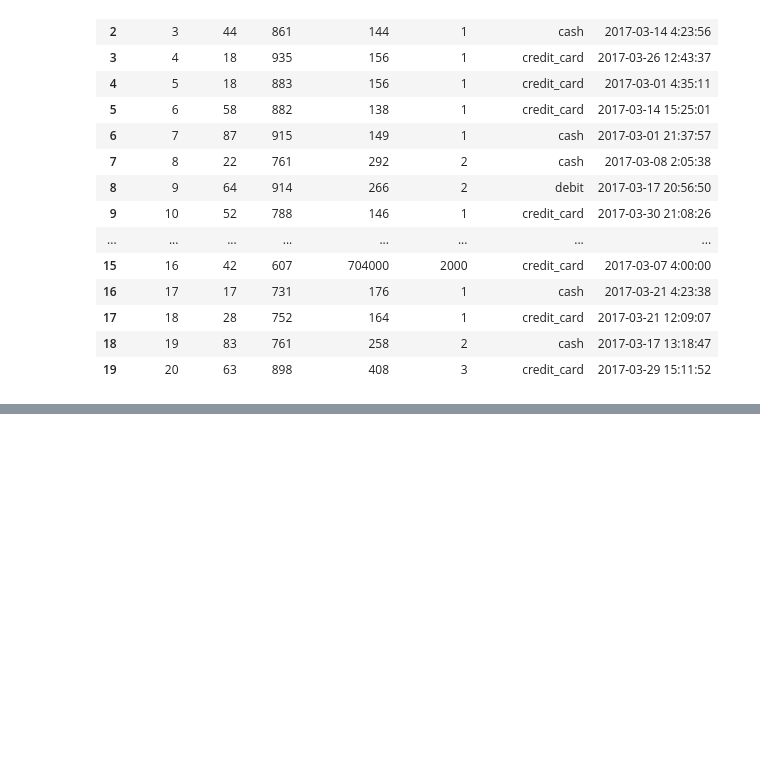
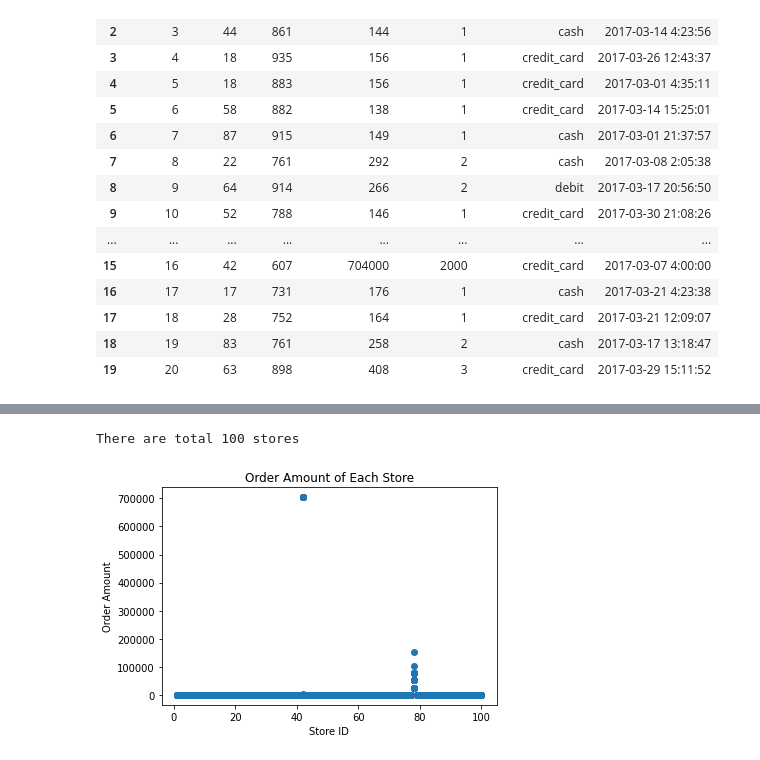
Before and after one commit to gracelzr/shopify-summer-intern-challenge, a Jupyter notebook: shopify challenge.ipynb, the cells around one changed output, grey strips where cells are left out. Saved outputs shown, nothing was run; the diff lists cells and outputs as text; code cells hidden in the pictures; blank space fills up the shorter version.

```diff
--- a/shopify challenge.ipynb
+++ b/shopify challenge.ipynb
@@ -26,0 +66,13 @@ df.head(20)
+# %%
+stores = df.shop_id.unique()
+print("There are total %i stores" %len(stores))
+# %% [output]
+There are total 100 stores
+# %%
+plt.scatter(df.shop_id, df.order_amount)
+plt.title("Order Amount of Each Store")
+plt.xlabel("Store ID")
+plt.ylabel("Order Amount")
+plt.show()
+# %% [output]
+[figure, added]
```
Also changed, not shown: parts of 24 cells of this notebook.
